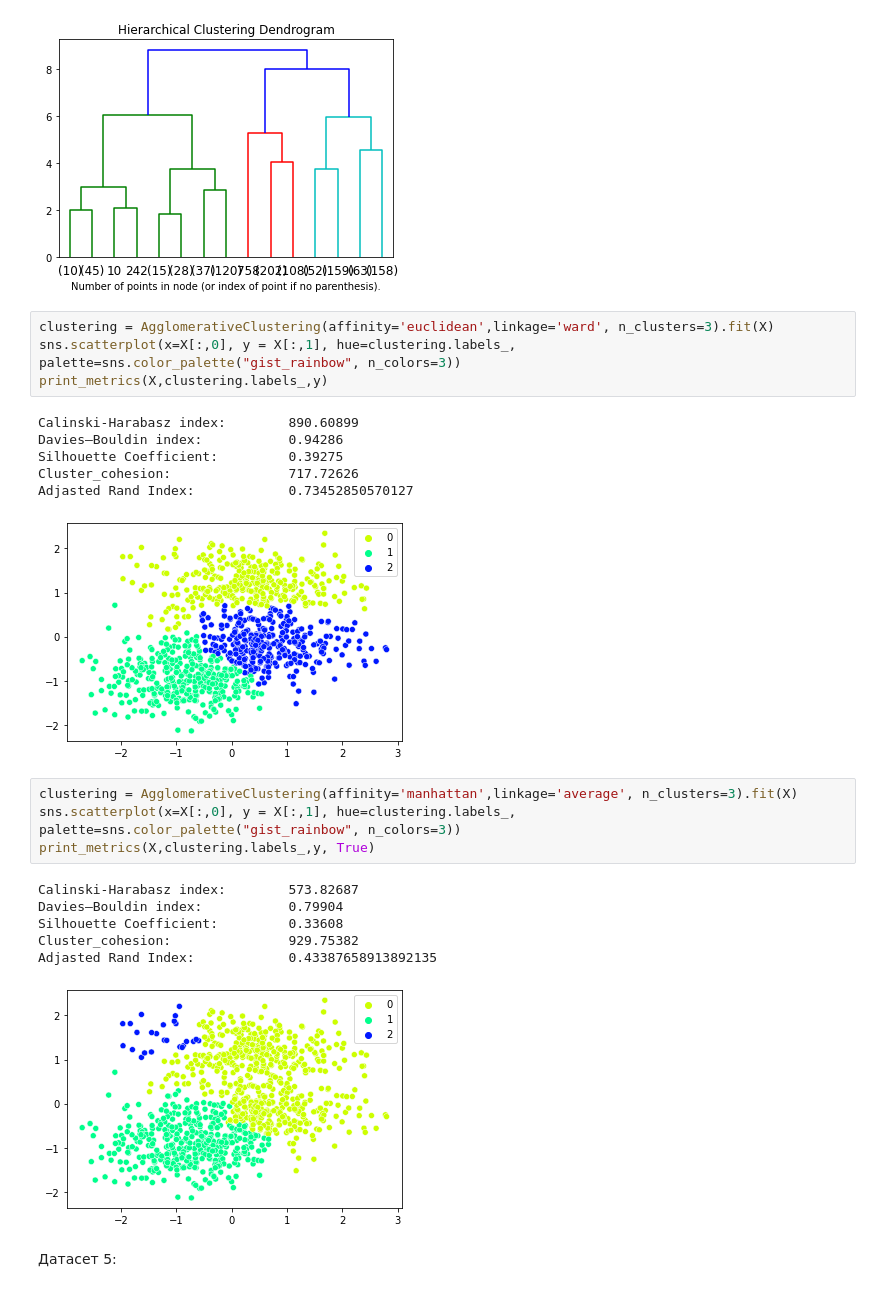
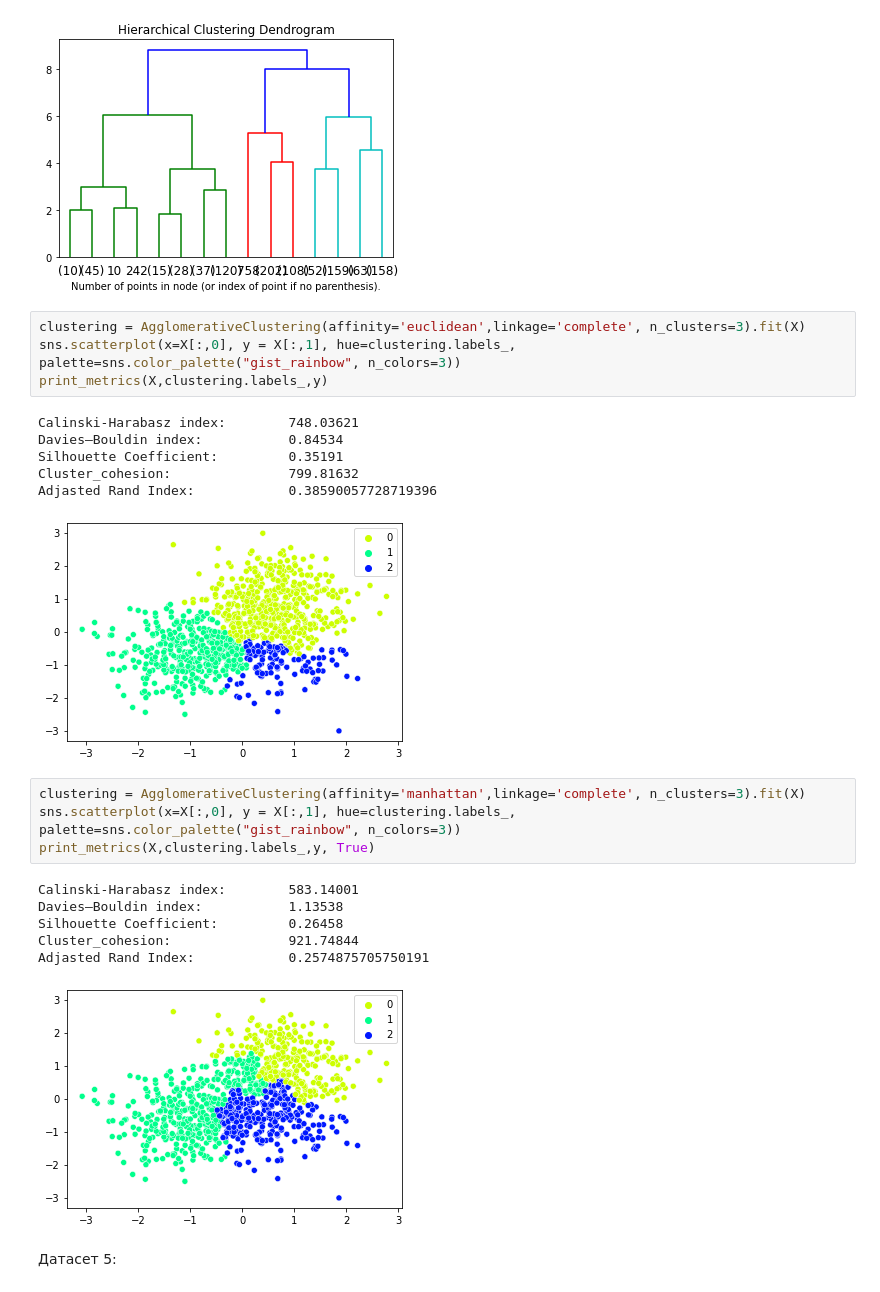
Before and after one commit to malynkovsky/ML_NN_course, a Jupyter notebook: Lab_3/Lab3__Malynkovsky.ipynb, the cells around one changed output. Saved outputs shown, nothing was run; the diff lists cells and outputs as text.

```diff
--- a/Lab_3/Lab3__Malynkovsky.ipynb
+++ b/Lab_3/Lab3__Malynkovsky.ipynb
@@ -611,27 +629,27 @@ plt.show()
 # %% [output]
 [figure]
 # %%
-clustering = AgglomerativeClustering(affinity='euclidean',linkage='ward', n_clusters=3).fit(X)
+clustering = AgglomerativeClustering(affinity='euclidean',linkage='complete', n_clusters=3).fit(X)
 sns.scatterplot(x=X[:,0], y = X[:,1], hue=clustering.labels_,  palette=sns.color_palette("gist_rainbow", n_colors=3))
 print_metrics(X,clustering.labels_,y)
 # %% [output]
-Calinski-Harabasz index:        890.60899
-Davies–Bouldin index:           0.94286
-Silhouette Coefficient:         0.39275
-Cluster_cohesion:               717.72626
-Adjasted Rand Index:            0.73452850570127
+Calinski-Harabasz index:        748.03621
+Davies–Bouldin index:           0.84534
+Silhouette Coefficient:         0.35191
+Cluster_cohesion:               799.81632
+Adjasted Rand Index:            0.38590057728719396
-[figure, old version]
+[figure, new version]
 # %%
-clustering = AgglomerativeClustering(affinity='manhattan',linkage='average', n_clusters=3).fit(X)
+clustering = AgglomerativeClustering(affinity='manhattan',linkage='complete', n_clusters=3).fit(X)
 sns.scatterplot(x=X[:,0], y = X[:,1], hue=clustering.labels_,  palette=sns.color_palette("gist_rainbow", n_colors=3))
 print_metrics(X,clustering.labels_,y, True)
 # %% [output]
-Calinski-Harabasz index:        573.82687
-Davies–Bouldin index:           0.79904
-Silhouette Coefficient:         0.33608
-Cluster_cohesion:               929.75382
-Adjasted Rand Index:            0.43387658913892135
+Calinski-Harabasz index:        583.14001
+Davies–Bouldin index:           1.13538
+Silhouette Coefficient:         0.26458
+Cluster_cohesion:               921.74844
+Adjasted Rand Index:            0.2574875705750191
-[figure, old version]
+[figure, new version]
 # %% [markdown]
 Датасет 5:
 # %%
```
Also changed, not shown: parts of 30 cells of this notebook, 1 other file.
